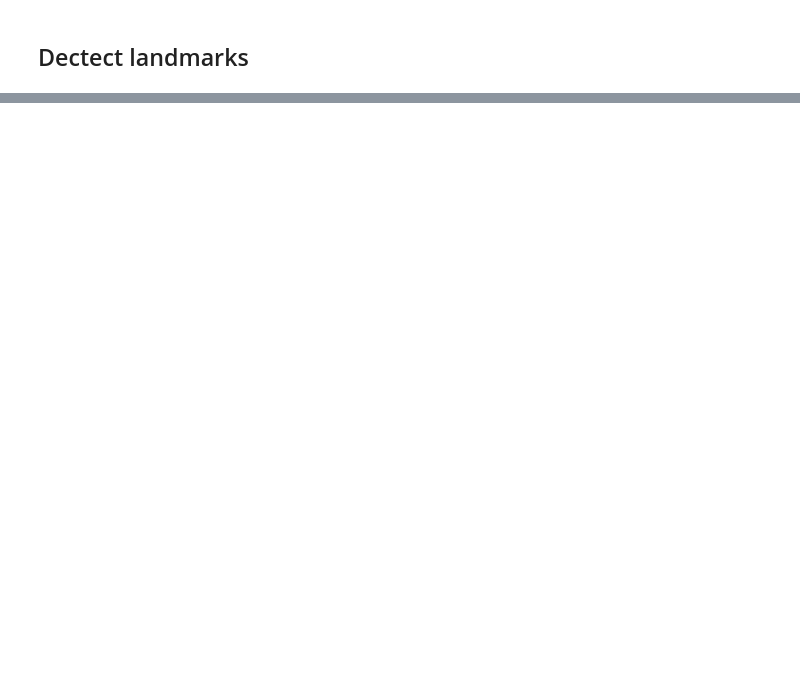
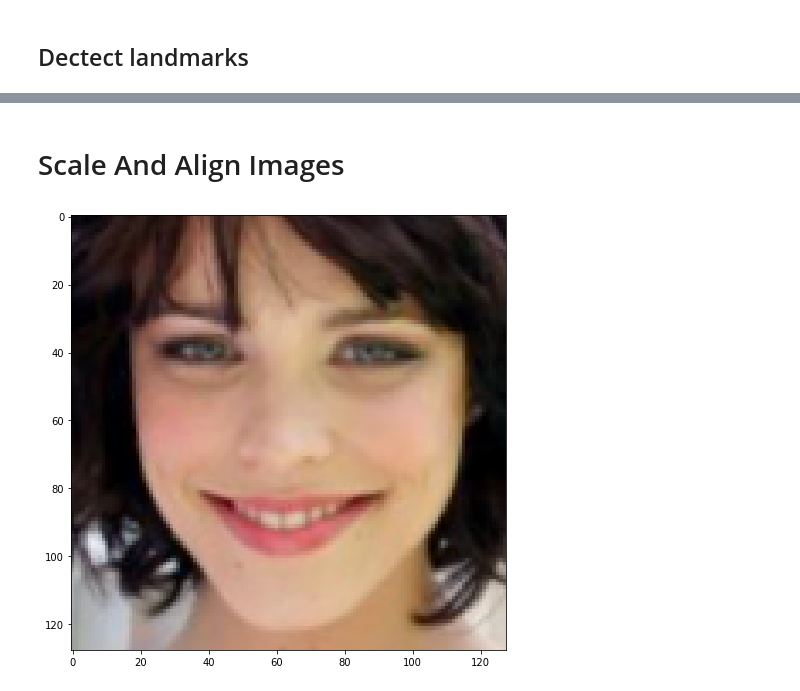
Before and after one commit to NihPat95/Face-Recognition, a Jupyter notebook: FaceRecognition.ipynb, the cells around one changed output, grey strips where cells are left out. Cells and saved outputs as stored; diff of their text form; code cells hidden in the pictures; blank space fills up the shorter version.

```diff
--- a/FaceRecognition.ipynb
+++ b/FaceRecognition.ipynb
@@ -111 +125,11 @@ def detect_landmarks(image, faces, display=True):
     return pose_landmarks
+# %%
+def scale_face(image, landmarks, display=True):
+    fod = dlib.full_object_detections()
+    fod.append(landmarks)
+    img = dlib.get_face_chips(image, fod, size=128)
+    if display:
+        for x in img:
+            plt.figure(figsize=(8,8))
+            plt.imshow(convertToRGB(x))
+    return img
@@ -126,0 +158,6 @@ landmarks = detect_landmarks(img_raw, faces)
+# %% [markdown]
+# Scale And Align Images
+# %%
+scaleimg = scale_face(img_raw, landmarks, display=True)
+# %% [output]
+[figure, added]
```
Also changed, not shown: parts of 16 cells of this notebook.
